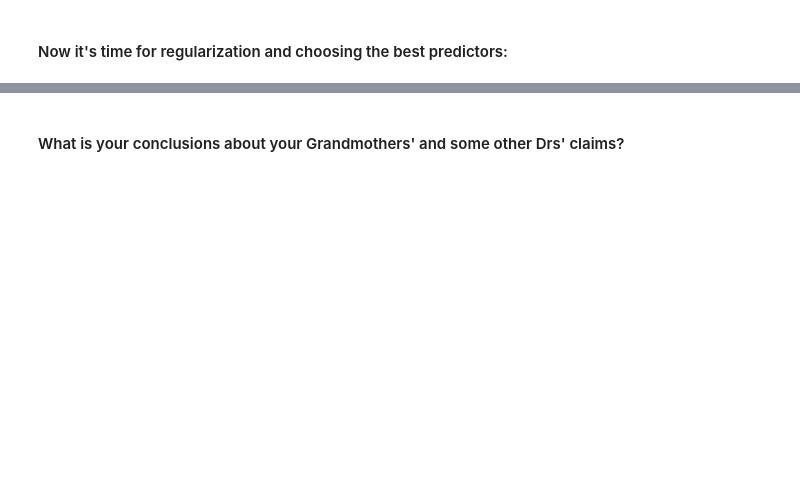
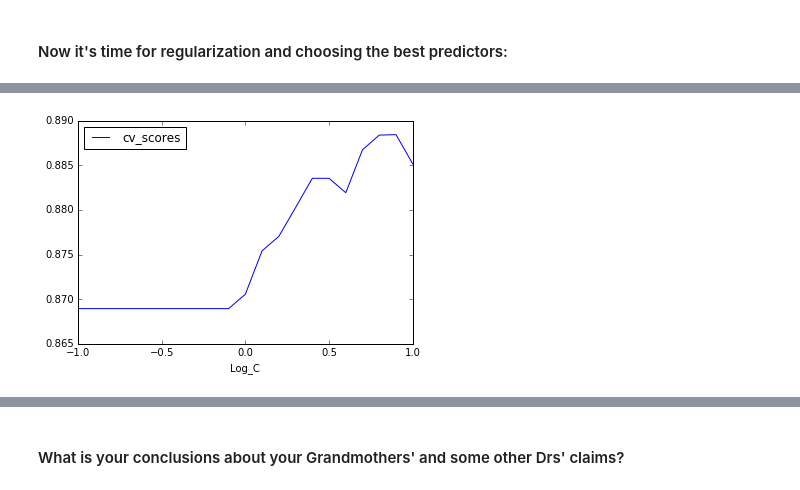
Before and after one commit to readywater/SF-DAT-20, a Jupyter notebook: Code/Lecture10-Practice-Code.ipynb, the cells around one changed output, grey strips where cells are left out. Saved outputs shown, nothing was run; the diff lists cells and outputs as text; code cells hidden in the pictures; blank space fills up the shorter version.

```diff
--- a/Code/Lecture10-Practice-Code.ipynb
+++ b/Code/Lecture10-Practice-Code.ipynb
@@ -48,0 +122,4 @@ Interpret your results specifically on StudyHr, TVH, and COMPHR, Gender:
+# %%
+lm = LogisticRegression()
+lm.fit(X2,y)
+zip(X2.columns.values,lm.coef_[0])
@@ -50,3 +150,8 @@ Interpret your results specifically on StudyHr, TVH, and COMPHR, Gender:
 #### Now it's time for regularization and choosing the best predictors:
 # %%
 #Let's first standardize our data - use X1
+def Standardize(X):
+    return (X-X.min())/float(X.max() - X.min())
+
+X1_strd = X1.apply(Standardize)
+X1_strd.head(5)
@@ -55,2 +165,15 @@ Interpret your results specifically on StudyHr, TVH, and COMPHR, Gender:
 # %%
 # localize your search around the maximum value you found earlier
+# %%
+c_list = np.logspace(-1,1,21)
+c_index = np.linspace(-1,1,21)
+cv_scores = []
+
+for c_score in c_list:
+    lm = LogisticRegression(C = c_score)
+    cv_scores.append(cross_val_score(lm,X1_strd,y,cv=10).mean())
+
+C_Choice_df = pd.DataFrame({'cv_scores': cv_scores ,'Log_C': c_index })
+C_Choice_df.plot(x ='Log_C',y = 'cv_scores' );
+# %% [output]
+[figure, added]
```
Also changed, not shown: parts of 27 cells of this notebook, 3 other files.
